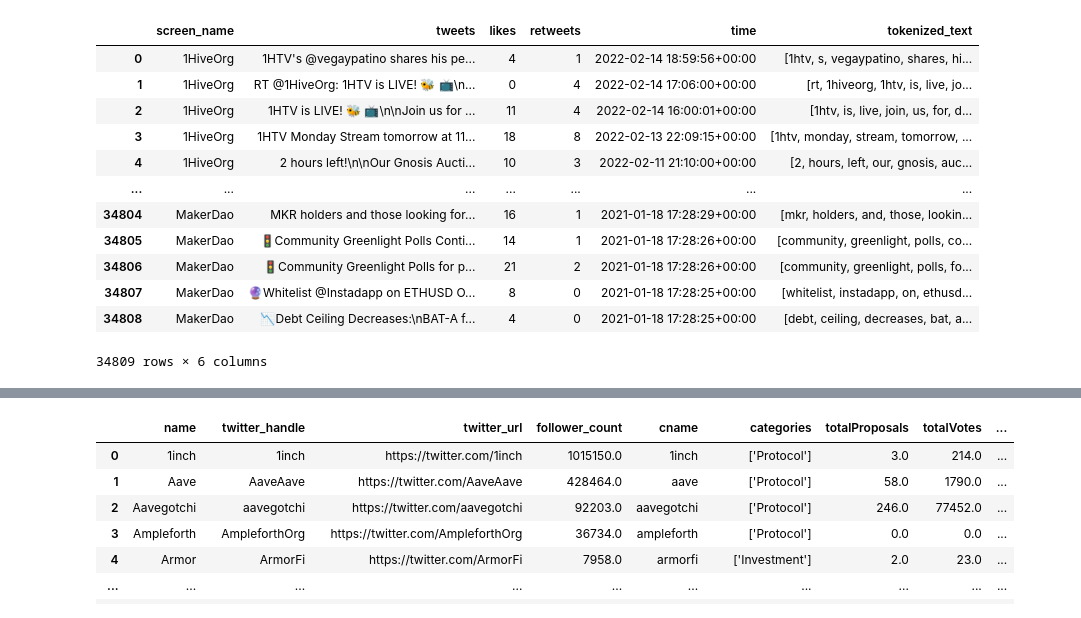
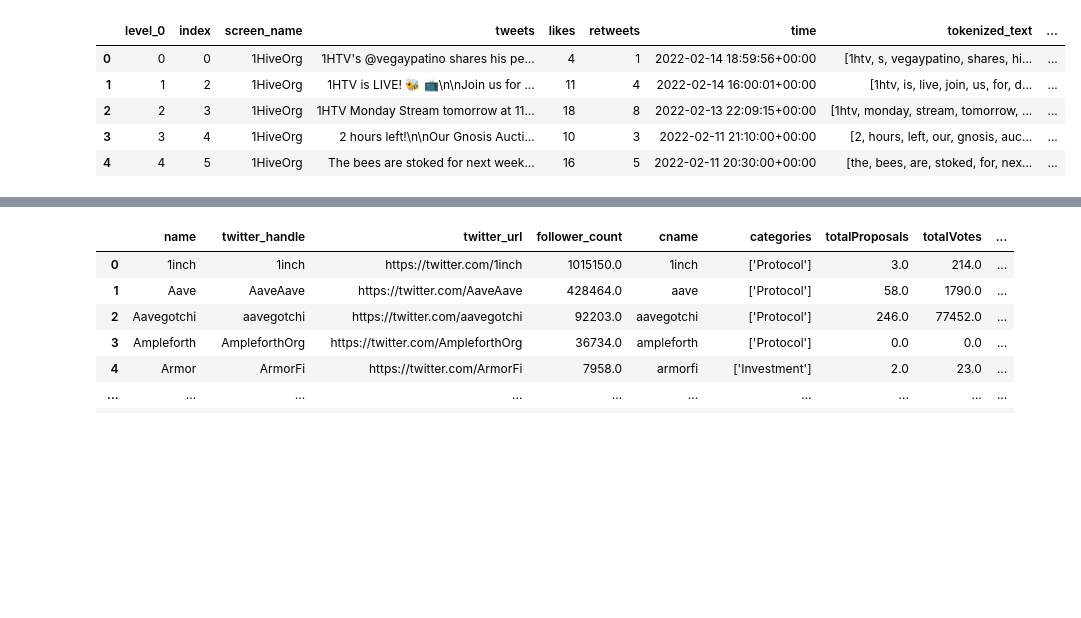
Before and after one commit to notchia/daochem-prototype, a Jupyter notebook: code/4_twitter_cleaning_eda.ipynb, the cells around one changed output, grey strips where cells are left out. Saved outputs shown, nothing was run; the diff lists cells and outputs as text; code cells hidden in the pictures; blank space fills up the shorter version.

```diff
--- a/code/4_twitter_cleaning_eda.ipynb
+++ b/code/4_twitter_cleaning_eda.ipynb
@@ -23,7 +23,7 @@ vote = pd.read_json('../data/vote.json', lines=True)
 # %%
 temp = []
 for i in tweets['tweets']:
-    result = re.sub(r'http[^ ]+','', i)
+    result = re.sub(r'http[^ ]+','', str(i))
     temp.append(result)
 
 tweets['tweets'] = temp
@@ -39,22 +39,19 @@ tokenizer = RegexpTokenizer('\w+')
 # %%
 text_tokenized = [tokenizer.tokenize(i.lower())for i in tweets['tweets']]
 tweets['tokenized_text'] = text_tokenized
+# %%
+tweets = tweets[~tweets['tweets'].str.startswith('RT')]
+# %%
+tweets = tweets.reset_index()
 # %%
-tweets
+tweets.head()
 # %% [output]
-|  | screen_name | tweets | likes | retweets | time | tokenized_text |
-| 0 | 1HiveOrg | 1HTV's @vegaypatino shares his pe... | 4 | 1 | 2022-02-14 18:59:56+00:00 | [1htv, s, vegaypatino, shares, hi... |
-| 1 | 1HiveOrg | RT @1HiveOrg: 1HTV is LIVE! 🐝 📺\n... | 0 | 4 | 2022-02-14 17:06:00+00:00 | [rt, 1hiveorg, 1htv, is, live, jo... |
-| 2 | 1HiveOrg | 1HTV is LIVE! 🐝 📺\n\nJoin us for ... | 11 | 4 | 2022-02-14 16:00:01+00:00 | [1htv, is, live, join, us, for, d... |
-| 3 | 1HiveOrg | 1HTV Monday Stream tomorrow at 11... | 18 | 8 | 2022-02-13 22:09:15+00:00 | [1htv, monday, stream, tomorrow, ... |
-| 4 | 1HiveOrg | 2 hours left!\n\nOur Gnosis Aucti... | 10 | 3 | 2022-02-11 21:10:00+00:00 | [2, hours, left, our, gnosis, auc... |
-| ... | ... | ... | ... | ... | ... | ... |
-| 34804 | MakerDao | MKR holders and those looking for... | 16 | 1 | 2021-01-18 17:28:29+00:00 | [mkr, holders, and, those, lookin... |
-| 34805 | MakerDao | 🚦Community Greenlight Polls Conti... | 14 | 1 | 2021-01-18 17:28:26+00:00 | [community, greenlight, polls, co... |
-| 34806 | MakerDao | 🚦Community Greenlight Polls for p... | 21 | 2 | 2021-01-18 17:28:26+00:00 | [community, greenlight, polls, fo... |
-| 34807 | MakerDao | 🔮Whitelist @Instadapp on ETHUSD O... | 8 | 0 | 2021-01-18 17:28:25+00:00 | [whitelist, instadapp, on, ethusd... |
-| 34808 | MakerDao | 📉Debt Ceiling Decreases:\nBAT-A f... | 4 | 0 | 2021-01-18 17:28:25+00:00 | [debt, ceiling, decreases, bat, a... |
+|  | level_0 | index | screen_name | tweets | likes | retweets | time | tokenized_text | ... |
+| 0 | 0 | 0 | 1HiveOrg | 1HTV's @vegaypatino shares his pe... | 4 | 1 | 2022-02-14 18:59:56+00:00 | [1htv, s, vegaypatino, shares, hi... | ... |
+| 1 | 1 | 2 | 1HiveOrg | 1HTV is LIVE! 🐝 📺\n\nJoin us for ... | 11 | 4 | 2022-02-14 16:00:01+00:00 | [1htv, is, live, join, us, for, d... | ... |
+| 2 | 2 | 3 | 1HiveOrg | 1HTV Monday Stream tomorrow at 11... | 18 | 8 | 2022-02-13 22:09:15+00:00 | [1htv, monday, stream, tomorrow, ... | ... |
+| 3 | 3 | 4 | 1HiveOrg | 2 hours left!\n\nOur Gnosis Aucti... | 10 | 3 | 2022-02-11 21:10:00+00:00 | [2, hours, left, our, gnosis, auc... | ... |
+| 4 | 4 | 5 | 1HiveOrg | The bees are stoked for next week... | 16 | 5 | 2022-02-11 20:30:00+00:00 | [the, bees, are, stoked, for, nex... | ... |
-34809 rows × 6 columns
 # %%
 def join_vect(df, col):
     joined = []
```
Also changed, not shown: parts of 66 cells of this notebook, 5 other files.
